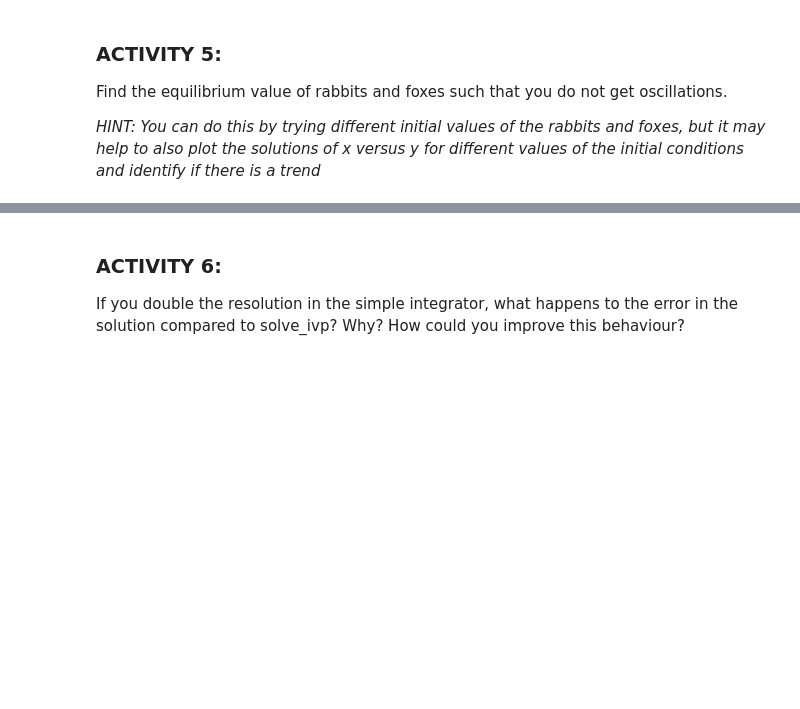
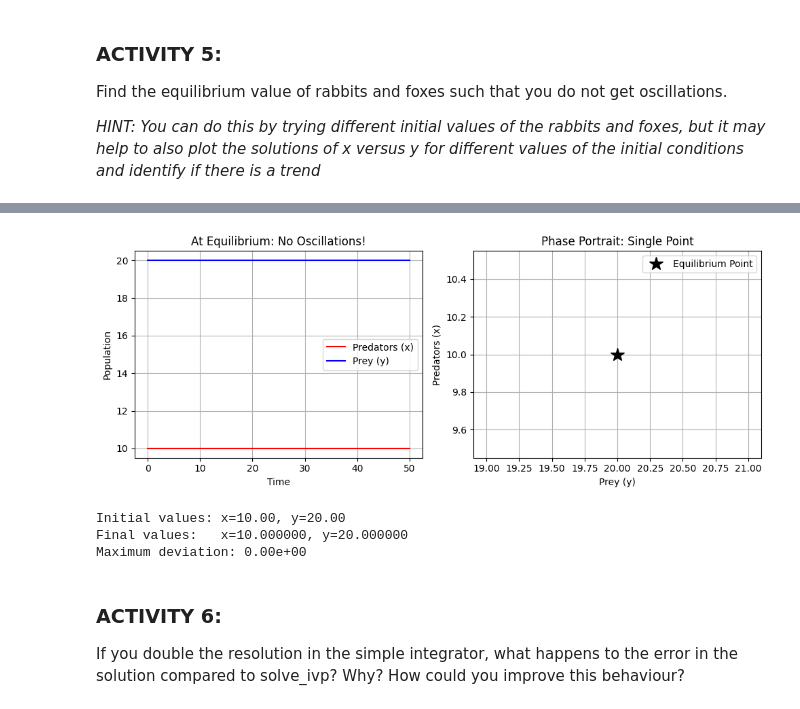
Before and after one commit to TAzadd/TopicsInSciComp, a Jupyter notebook: Notebooks/Week3_LabExercises_0.ipynb, the cells around one changed output, grey strips where cells are left out. Cells and saved outputs as stored; diff of their text form; code cells hidden in the pictures; blank space fills up the shorter version.

```diff
--- a/Notebooks/Week3_LabExercises_0.ipynb
+++ b/Notebooks/Week3_LabExercises_0.ipynb
@@ -438,3 +654,41 @@ _HINT: You can do this by trying different initial values of the rabbits and fox
+# %%
+# Test exactly at equilibrium
+y0_equilibrium = np.array([equilibrium_x, equilibrium_y])
+solution_eq = solve_ivp(calculate_lotka_volterra_dydt, [0, max_time], y0_equilibrium,
+                       method='RK45', t_eval=t_solution, args=params)
+
+plt.figure(figsize=(10, 4))
+
+plt.subplot(1, 2, 1)
+plt.grid()
+plt.xlabel("Time")
+plt.ylabel("Population")
+plt.plot(solution_eq.t, solution_eq.y[0], 'r-', label="Predators (x)")
+plt.plot(solution_eq.t, solution_eq.y[1], 'b-', label="Prey (y)")
+plt.title("At Equilibrium: No Oscillations!")
+plt.legend()
+
+plt.subplot(1, 2, 2)
+plt.grid()
+plt.xlabel("Prey (y)")
+plt.ylabel("Predators (x)")
+plt.plot(solution_eq.y[1], solution_eq.y[0], 'g-', linewidth=2)
+plt.plot(equilibrium_y, equilibrium_x, 'k*', markersize=15, label="Equilibrium Point")
+plt.title("Phase Portrait: Single Point")
+plt.legend()
+
+plt.tight_layout()
+plt.show()
+
+# Check if populations stay constant
+print(f"Initial values: x={equilibrium_x:.2f}, y={equilibrium_y:.2f}")
+print(f"Final values:   x={solution_eq.y[0][-1]:.6f}, y={solution_eq.y[1][-1]:.6f}")
+print(f"Maximum deviation: {np.max(np.abs(solution_eq.y.T - [equilibrium_x, equilibrium_y])):.2e}")
+# %% [output]
+[figure, added]
+Initial values: x=10.00, y=20.00
+Final values:   x=10.000000, y=20.000000
+Maximum deviation: 0.00e+00
 # %%
 # Plot some solutions of x versus y
 
```
Also changed, not shown: parts of 11 cells of this notebook.
